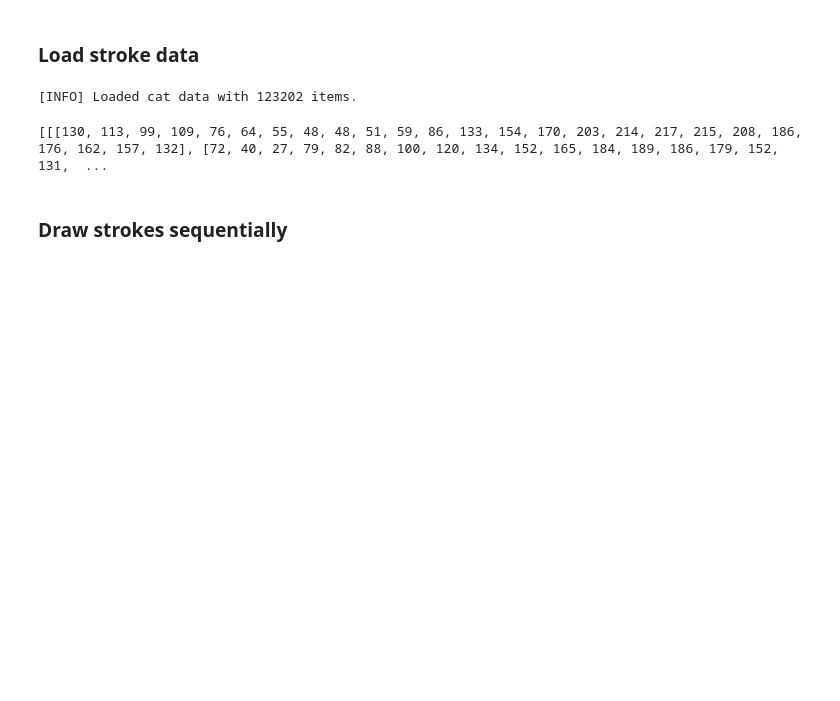
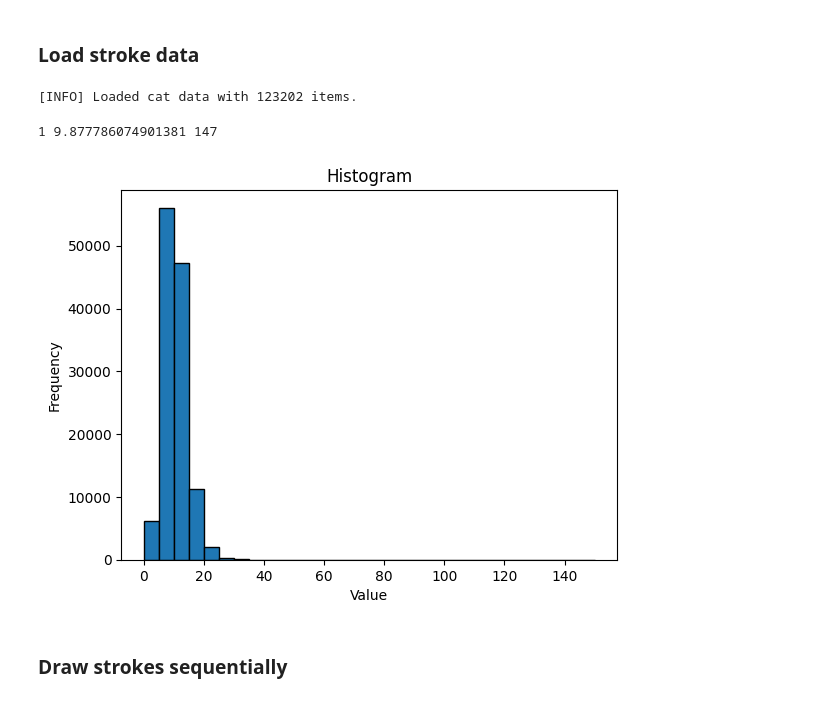
Before and after one commit to JaesukLim/CS492_Fin, a Jupyter notebook: load_data.ipynb, the cells around one changed output. Cells and saved outputs as stored; diff of their text form; code cells hidden in the pictures; blank space fills up the shorter version.

```diff
--- a/load_data.ipynb
+++ b/load_data.ipynb
@@ -54,10 +54,26 @@ with open(data_path, 'r') as f:
 print(f"[INFO] Loaded {category} data with {len(data)} items.")
 # %% [output]
 [INFO] Loaded cat data with 123202 items.
-# %%
-print(data[0]['drawing'])
-# %% [output]
-[[[130, 113, 99, 109, 76, 64, 55, 48, 48, 51, 59, 86, 133, 154, 170, 203, 214, 217, 215, 208, 186, 176, 162, 157, 132], [72, 40, 27, 79, 82, 88, 100, 120, 134, 152, 165, 184, 189, 186, 179, 152, 131,  ...
+# %%
+import matplotlib.pyplot as plt
+lens = []
+for i in data:
+    lens.append(len(i['drawing']))
+
+print(min(lens), np.mean(lens), max(lens))
+
+plt.hist(lens, bins=[0, 5, 10, 15, 20, 25, 30, 35, 40, 150], edgecolor='black')
+
+# Adding labels and title
+plt.xlabel('Value')
+plt.ylabel('Frequency')
+plt.title('Histogram')
+
+# Show the plot
+plt.show()
+# %% [output]
+1 9.877786074901381 147
+[figure, added]
 # %% [markdown]
 ### Draw strokes sequentially
 # %%
```
Also changed, not shown: 5 other files.
